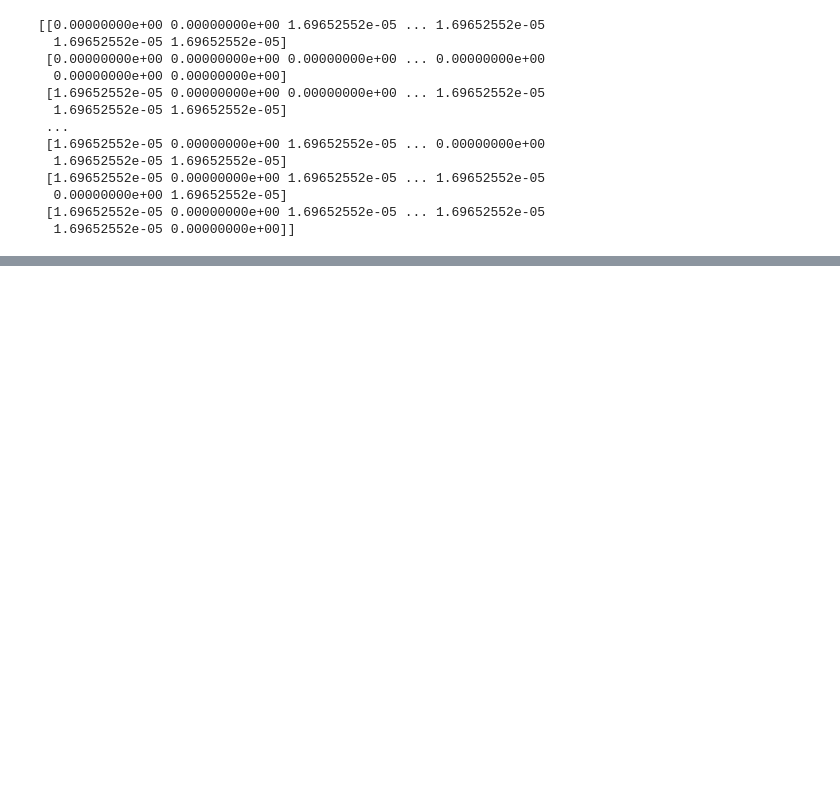
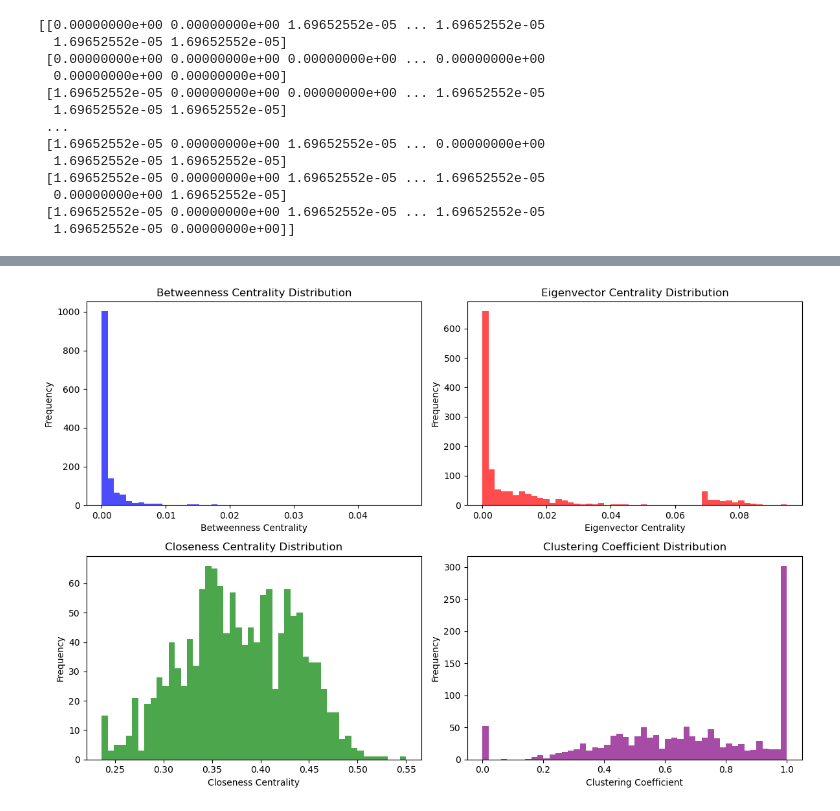
Before and after one commit to Yunbo-max/L65-Geometric-Deep-Learning, a Jupyter notebook: Dataset/VAT/similarity.ipynb, the cells around one changed output, grey strips where cells are left out. Cells and saved outputs as stored; diff of their text form; code cells hidden in the pictures; blank space fills up the shorter version.

```diff
--- a/Dataset/VAT/similarity.ipynb
+++ b/Dataset/VAT/similarity.ipynb
@@ -95,0 +177,49 @@ plt.xlim([0,4])
+# %%
+import networkx as nx
+import matplotlib.pyplot as plt
+
+# Assuming you have already created the directed graph G
+
+# Betweenness Centrality
+betweenness = nx.betweenness_centrality(G)
+
+# Eigenvector Centrality
+eigenvector = nx.eigenvector_centrality(G)
+
+# Closeness Centrality
+closeness = nx.closeness_centrality(G)
+
+# Clustering Coefficient
+clustering = nx.clustering(G)
+
+# Plot distributions
+plt.figure(figsize=(12, 8))
+
+plt.subplot(2, 2, 1)
+plt.hist(list(betweenness.values()), bins=50, color='blue', alpha=0.7)
+plt.title('Betweenness Centrality Distribution')
+plt.xlabel('Betweenness Centrality')
+plt.ylabel('Frequency')
+
+plt.subplot(2, 2, 2)
+plt.hist(list(eigenvector.values()), bins=50, color='red', alpha=0.7)
+plt.title('Eigenvector Centrality Distribution')
+plt.xlabel('Eigenvector Centrality')
+plt.ylabel('Frequency')
+
+plt.subplot(2, 2, 3)
+plt.hist(list(closeness.values()), bins=50, color='green', alpha=0.7)
+plt.title('Closeness Centrality Distribution')
+plt.xlabel('Closeness Centrality')
+plt.ylabel('Frequency')
+
+plt.subplot(2, 2, 4)
+plt.hist(list(clustering.values()), bins=50, color='purple', alpha=0.7)
+plt.title('Clustering Coefficient Distribution')
+plt.xlabel('Clustering Coefficient')
+plt.ylabel('Frequency')
+
+plt.tight_layout()
+plt.show()
+# %% [output]
+[figure, added]
```
Also changed, not shown: parts of 12 cells of this notebook, 1 other file.
